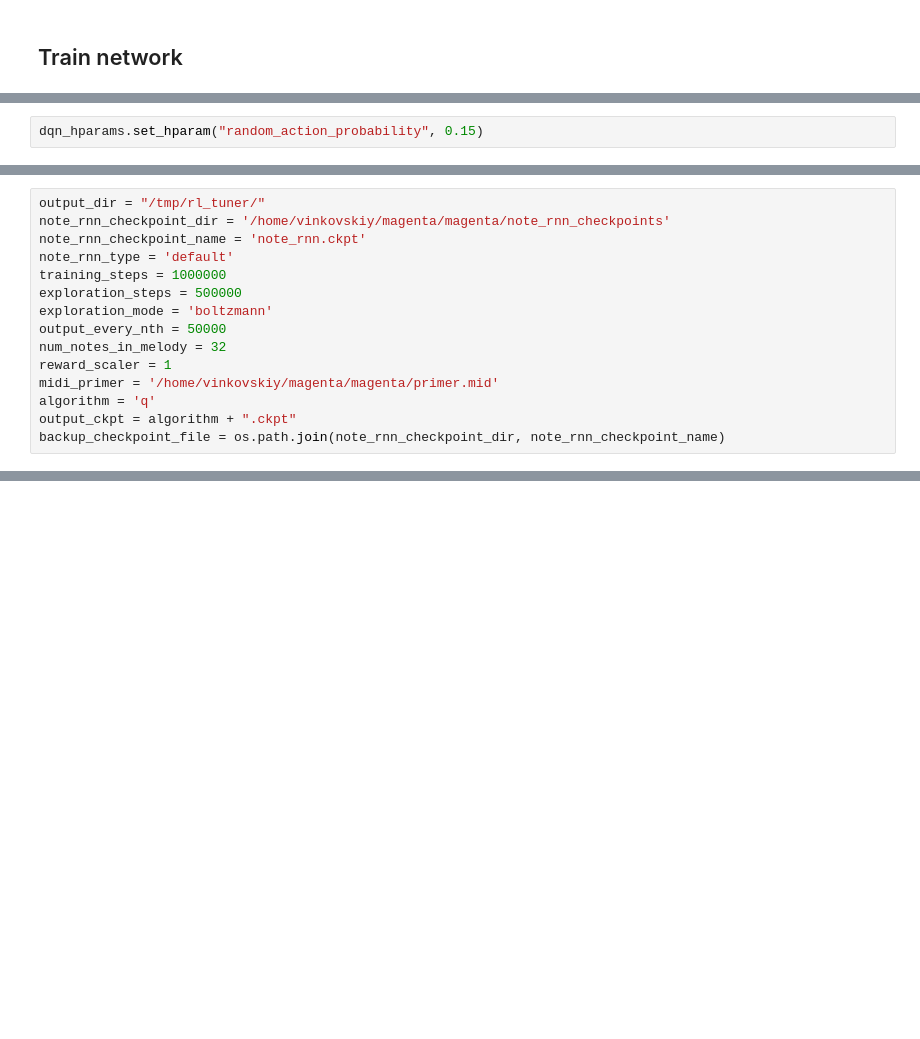
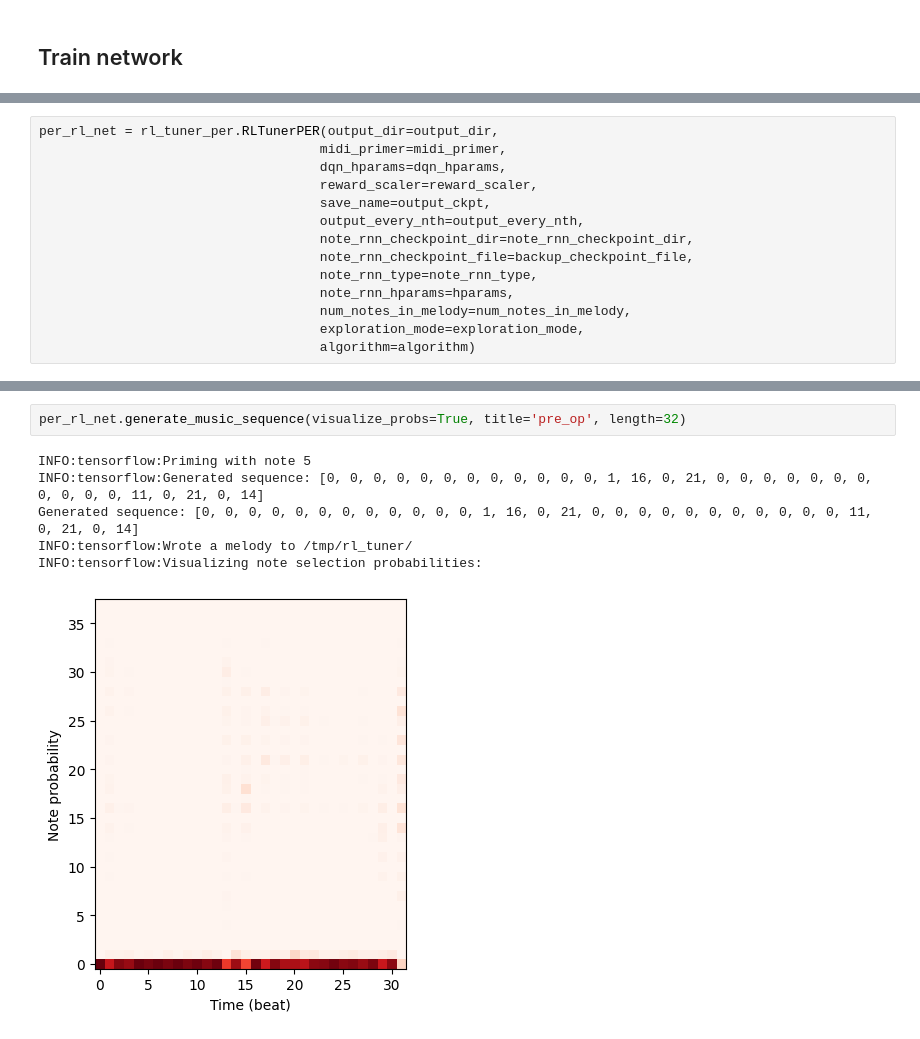
Before and after one commit to xxArchitect/music-generation-deep-RL, a Jupyter notebook: RL_Tuner.ipynb, the cells around one changed output, grey strips where cells are left out. Cells and saved outputs as stored; diff of their text form; blank space fills up the shorter version.

Commit message:
Add PER extension to RLTuner class

```diff
--- a/RL_Tuner.ipynb
+++ b/RL_Tuner.ipynb
@@ -169,2 +184,0 @@ Total notes:3200.0
-# %%
-dqn_hparams.set_hparam("random_action_probability", 0.15)
@@ -328,15 +184,0 @@ INFO:tensorflow:Visualizing note selection probabilities:
-# %%
-output_dir = "/tmp/rl_tuner/"
-note_rnn_checkpoint_dir = '/home/vinkovskiy/magenta/magenta/note_rnn_checkpoints'
-note_rnn_checkpoint_name = 'note_rnn.ckpt'
-note_rnn_type = 'default'
-training_steps = 1000000
-exploration_steps = 500000
-exploration_mode = 'boltzmann'
-output_every_nth = 50000
-num_notes_in_melody = 32
-reward_scaler = 1
-midi_primer = '/home/vinkovskiy/magenta/magenta/primer.mid'
-algorithm = 'q'
-output_ckpt = algorithm + ".ckpt"
-backup_checkpoint_file = os.path.join(note_rnn_checkpoint_dir, note_rnn_checkpoint_name)
@@ -515,0 +191,14 @@ INFO:tensorflow:Visualizing note selection probabilities:
+# %%
+per_rl_net = rl_tuner_per.RLTunerPER(output_dir=output_dir,
+                                    midi_primer=midi_primer,
+                                    dqn_hparams=dqn_hparams,
+                                    reward_scaler=reward_scaler,
+                                    save_name=output_ckpt,
+                                    output_every_nth=output_every_nth,
+                                    note_rnn_checkpoint_dir=note_rnn_checkpoint_dir,
+                                    note_rnn_checkpoint_file=backup_checkpoint_file,
+                                    note_rnn_type=note_rnn_type,
+                                    note_rnn_hparams=hparams,
+                                    num_notes_in_melody=num_notes_in_melody,
+                                    exploration_mode=exploration_mode,
+                                    algorithm=algorithm)
@@ -515,0 +249,9 @@ INFO:tensorflow:Visualizing note selection probabilities:
+# %%
+per_rl_net.generate_music_sequence(visualize_probs=True, title='pre_op', length=32)
+# %% [output]
+INFO:tensorflow:Priming with note 5
+INFO:tensorflow:Generated sequence: [0, 0, 0, 0, 0, 0, 0, 0, 0, 0, 0, 0, 1, 16, 0, 21, 0, 0, 0, 0, 0, 0, 0, 0, 0, 0, 0, 11, 0, 21, 0, 14]
+Generated sequence: [0, 0, 0, 0, 0, 0, 0, 0, 0, 0, 0, 0, 1, 16, 0, 21, 0, 0, 0, 0, 0, 0, 0, 0, 0, 0, 0, 11, 0, 21, 0, 14]
+INFO:tensorflow:Wrote a melody to /tmp/rl_tuner/
+INFO:tensorflow:Visualizing note selection probabilities:
+[figure, added]
```
Also changed, not shown: parts of 61 cells of this notebook, 1 other file.
